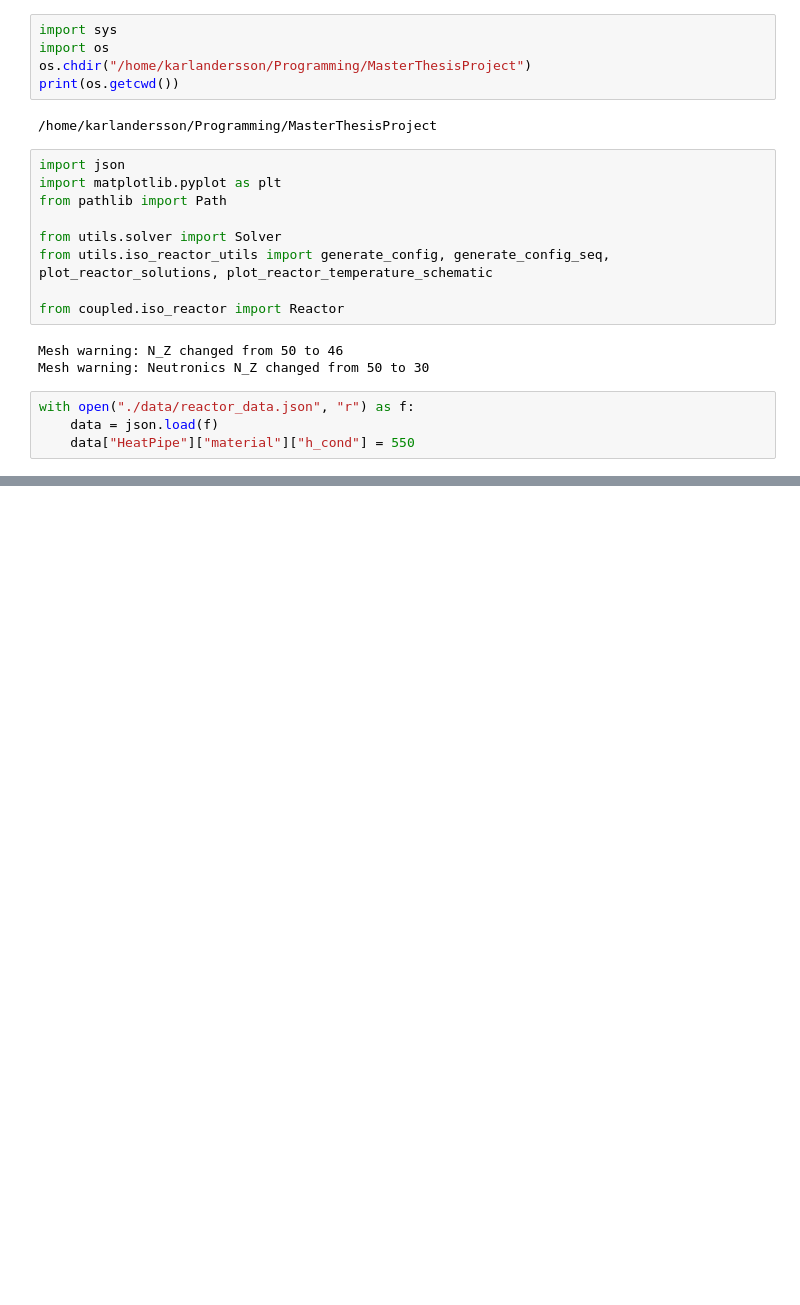
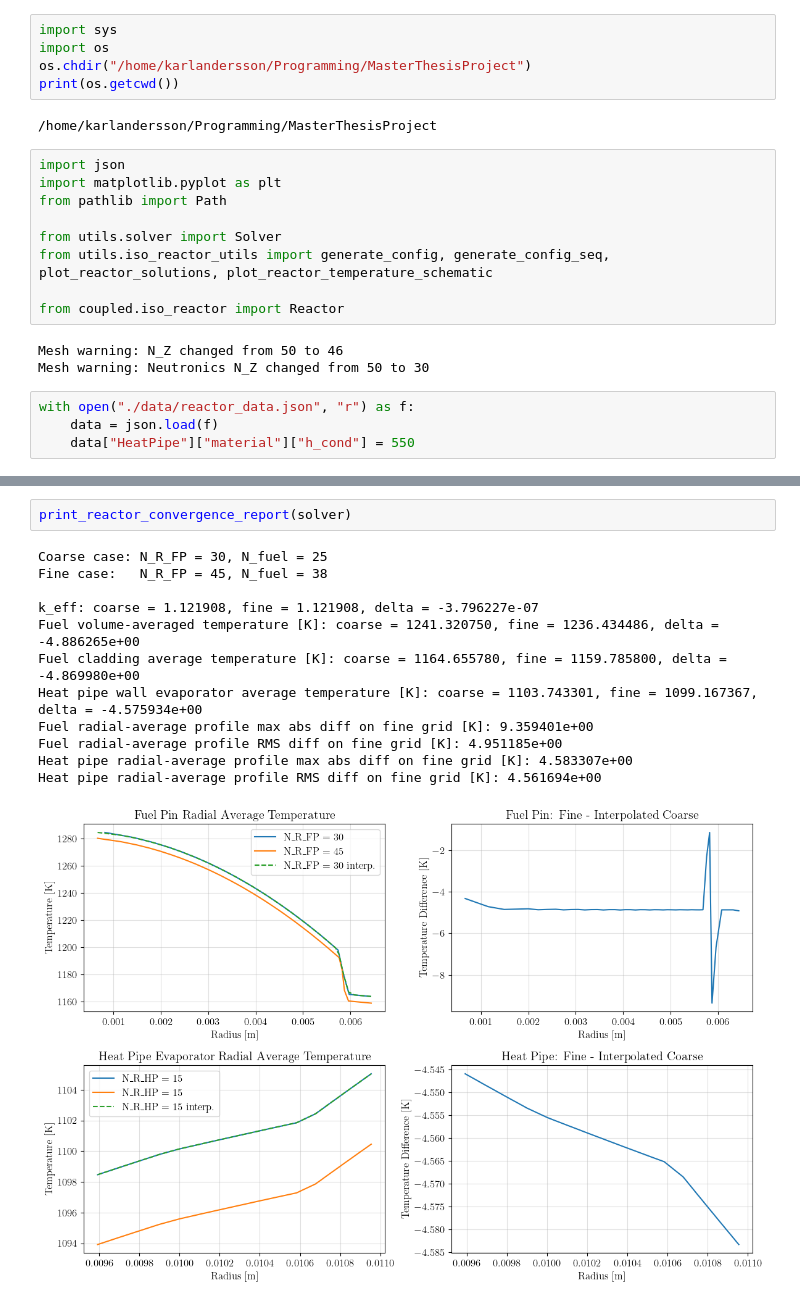
Before and after one commit to Karlandersson02/CoupledHeatPipeReactor, a Jupyter notebook: scripts/iso_reactor/iso_reactor_run.ipynb, the cells around one changed output, grey strips where cells are left out. Drawn from its saved outputs; the diff is of its cells as text; blank space fills up the shorter version.

Commit message:
T_FP shape fix. Z fix. New convergence notebook. Doesn't converge in N_R_FP...

```diff
--- a/scripts/iso_reactor/iso_reactor_run.ipynb
+++ b/scripts/iso_reactor/iso_reactor_run.ipynb
@@ -40,0 +175,15 @@ plot_reactor_solutions(solver)
+# %%
+print_reactor_convergence_report(solver)
+# %% [output]
+Coarse case: N_R_FP = 30, N_fuel = 25
+Fine case:   N_R_FP = 45, N_fuel = 38
+
+k_eff: coarse = 1.121908, fine = 1.121908, delta = -3.796227e-07
+Fuel volume-averaged temperature [K]: coarse = 1241.320750, fine = 1236.434486, delta = -4.886265e+00
+Fuel cladding average temperature [K]: coarse = 1164.655780, fine = 1159.785800, delta = -4.869980e+00
+Heat pipe wall evaporator average temperature [K]: coarse = 1103.743301, fine = 1099.167367, delta = -4.575934e+00
+Fuel radial-average profile max abs diff on fine grid [K]: 9.359401e+00
+Fuel radial-average profile RMS diff on fine grid [K]: 4.951185e+00
+Heat pipe radial-average profile max abs diff on fine grid [K]: 4.583307e+00
+Heat pipe radial-average profile RMS diff on fine grid [K]: 4.561694e+00
+[figure, added]
```
Also changed, not shown: parts of 9 cells of this notebook, 3 other files.
